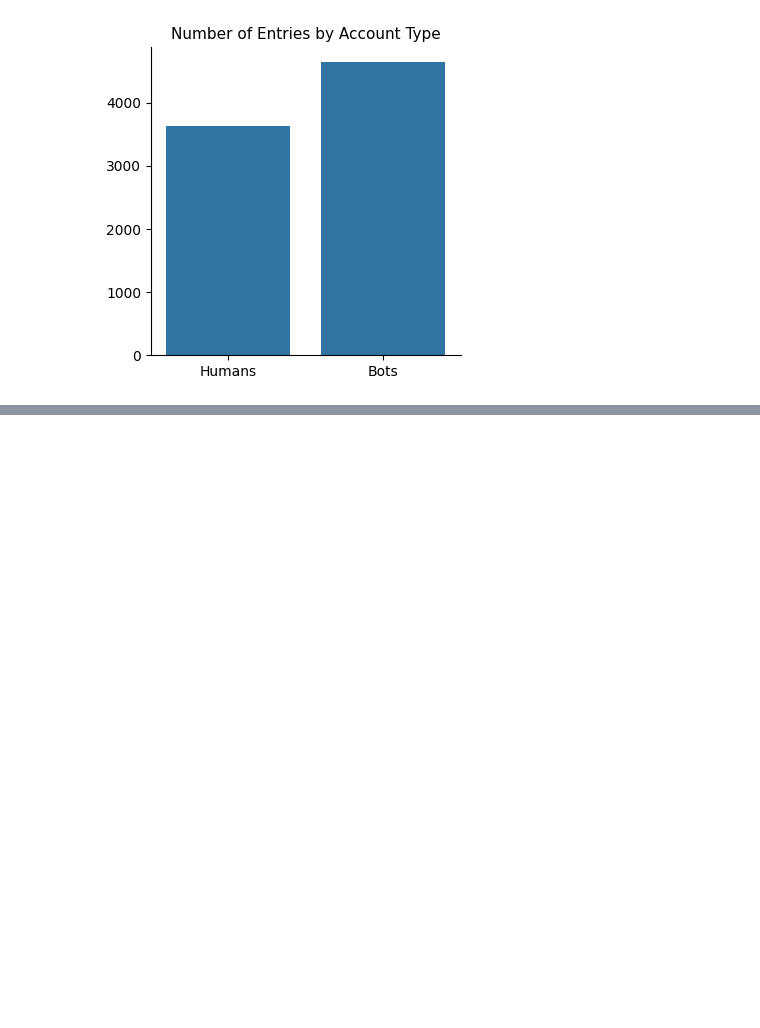
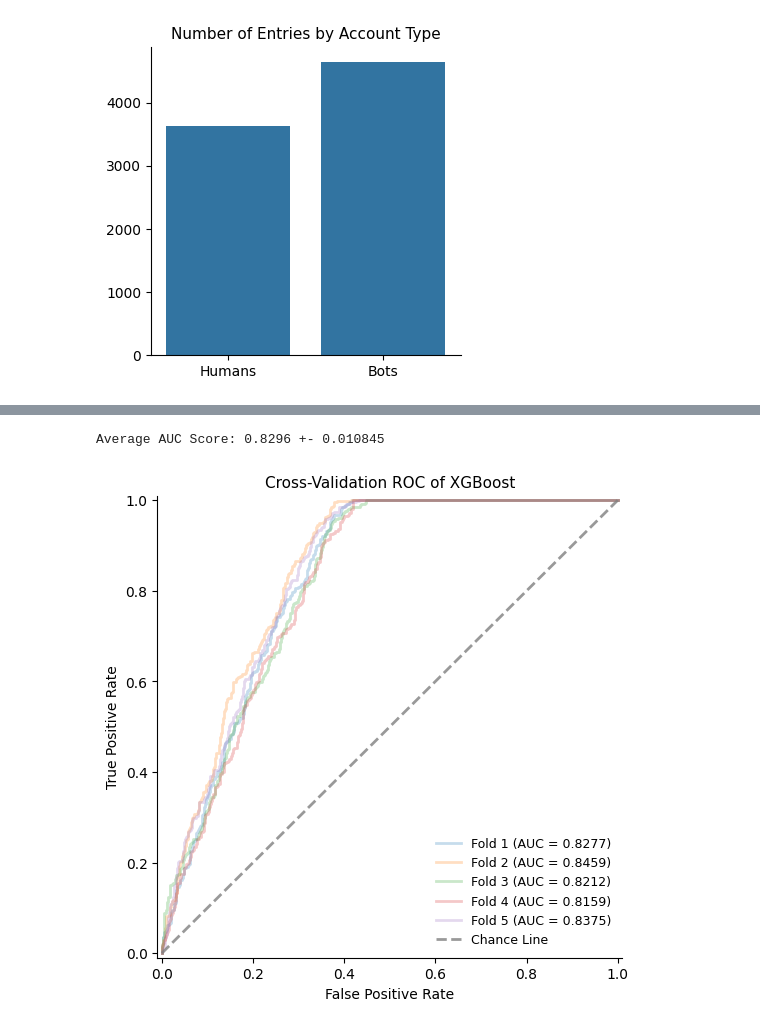
Before and after one commit to shuchuhuang/870_Project, a Jupyter notebook: modeling.ipynb, the cells around one changed output, grey strips where cells are left out. Saved outputs shown, nothing was run; the diff lists cells and outputs as text; code cells hidden in the pictures; blank space fills up the shorter version.

```diff
--- a/modeling.ipynb
+++ b/modeling.ipynb
@@ -249,0 +296,21 @@ plot_feature_importance(forest, features, model_alias='RandomForest')
+# %%
+features = ['verified',
+            'hour_created',
+            'geo_enabled',
+            'default_profile',
+            'default_profile_image',
+            'favourites_count',
+            'followers_count',
+            'friends_count',
+            'statuses_count',
+            'average_tweets_per_day',
+            'network',
+            'tweet_to_followers',
+            'follower_acq_rate',
+            'friends_acq_rate',
+           ]
+
+X = df[features]
+y = df['bot']
+
+X, X_test, y, y_test = train_test_split(X, y, test_size=.3, random_state=1234)
@@ -249,0 +319,16 @@ plot_feature_importance(forest, features, model_alias='RandomForest')
+# %%
+xgb = XGBClassifier(scale_pos_weight=1.8,
+                    tree_method='hist',
+                    learning_rate=0.1,
+                    eta=0.01,
+                    max_depth=7,
+                    gamma=0.05,
+                    n_estimators=200,
+                    colsample_bytree=.8
+                   )
+
+model_list = [xgb]
+# %%
+kf = KFold(n_splits=5, shuffle=True, random_state=33)
+
+multi_model_eval(model_list, X, y, kf)
@@ -249,0 +353,5 @@ plot_feature_importance(forest, features, model_alias='RandomForest')
+# %%
+roc_curve_cv(xgb, X, y, kf, model_alias='XGBoost')
+# %% [output]
+Average AUC Score: 0.8296 +- 0.010845
+[figure, added]
```
Also changed, not shown: parts of 26 cells of this notebook.
